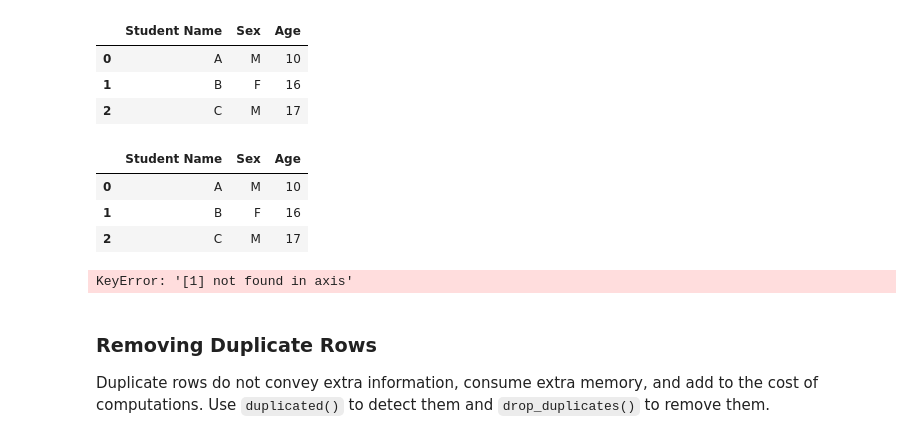
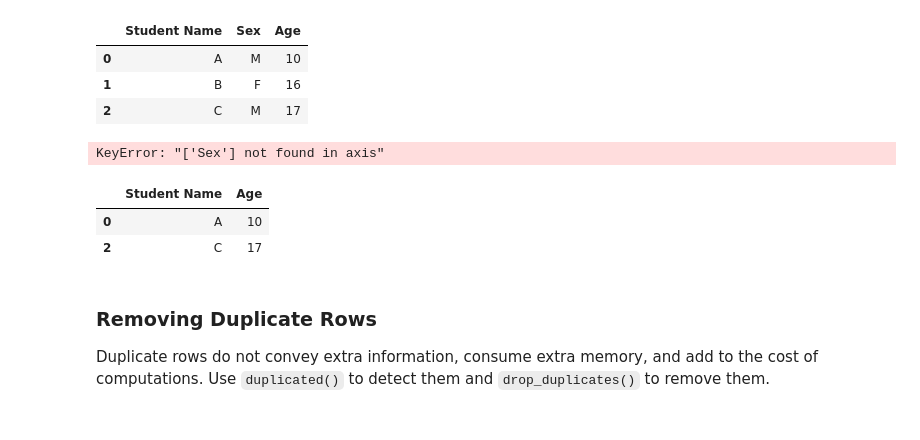
Before and after one commit to wasimnawaz1/programming_4_AI, a Jupyter notebook: Programming_for_AI,_Lectures_(Week_5-8)_Pandas.ipynb, the cells around one changed output. Cells and saved outputs as stored; diff of their text form; code cells hidden in the pictures.

```diff
--- a/Programming_for_AI,_Lectures_(Week_5-8)_Pandas.ipynb
+++ b/Programming_for_AI,_Lectures_(Week_5-8)_Pandas.ipynb
@@ -632,18 +618,18 @@ myframe5
 | 1 | B | F | 16 |
 | 2 | C | M | 17 |
 # %%
-myframe5.drop(columns=['Sex'])        #use inplace=True to drop from the myframe5
+myframe5.drop(columns=['Sex'], inplace=True)        #use inplace=True to drop from the myframe5
 myframe5
 # %% [output]
-|  | Student Name | Sex | Age |
-| 0 | A | M | 10 |
-| 1 | B | F | 16 |
-| 2 | C | M | 17 |
+KeyError: "['Sex'] not found in axis"
 # %%
 # Remove the row indexed 1
-myframe5.drop(1)
+
+myframe5.drop(1, inplace=True)
 # %% [output]
-KeyError: '[1] not found in axis'
+|  | Student Name | Age |
+| 0 | A | 10 |
+| 2 | C | 17 |
 # %% [markdown]
 ### Removing Duplicate Rows
 
```
Also changed, not shown: parts of 51 cells of this notebook.
